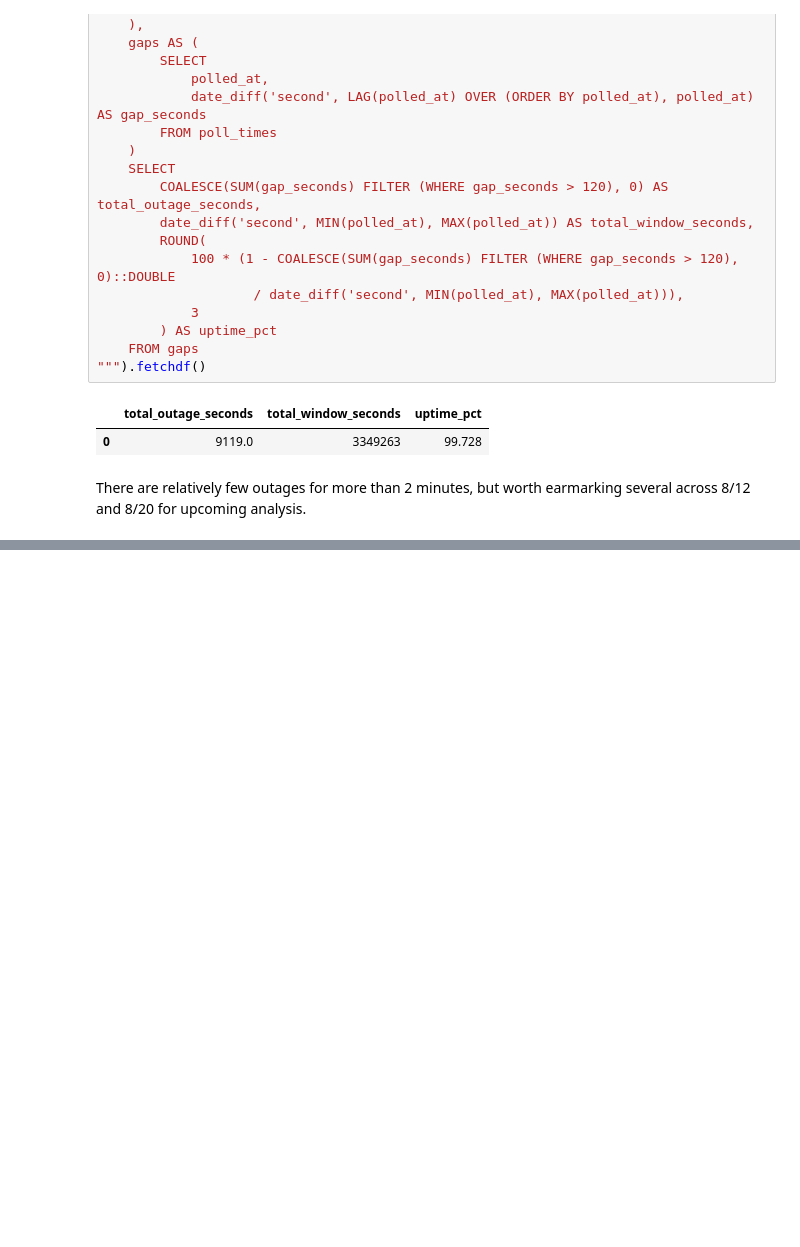
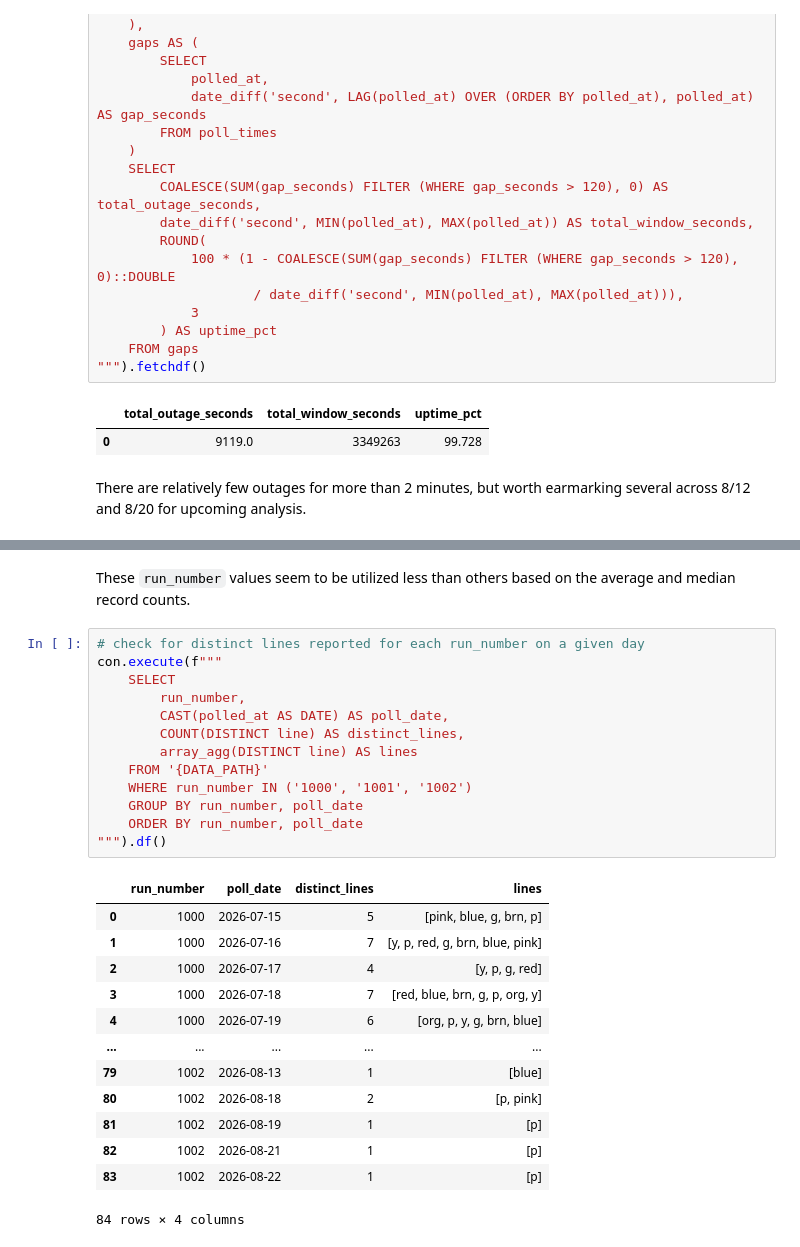
Before and after one commit to alexmstern/cta-data-pipeline, a Jupyter notebook: notebooks/data_quality.ipynb, the cells around one changed output, grey strips where cells are left out. Drawn from its saved outputs; the diff is of its cells as text; blank space fills up the shorter version.

```diff
--- a/notebooks/data_quality.ipynb
+++ b/notebooks/data_quality.ipynb
@@ -258,0 +342,29 @@ There are relatively few outages for more than 2 minutes, but worth earmarking s
+# %% [markdown]
+These `run_number` values seem to be utilized less than others based on the average and median record counts.
+# %%
+# check for distinct lines reported for each run_number on a given day
+con.execute(f"""
+    SELECT
+        run_number,
+        CAST(polled_at AS DATE) AS poll_date,
+        COUNT(DISTINCT line) AS distinct_lines,
+        array_agg(DISTINCT line) AS lines
+    FROM '{DATA_PATH}'
+    WHERE run_number IN ('1000', '1001', '1002')
+    GROUP BY run_number, poll_date
+    ORDER BY run_number, poll_date
+""").df()
+# %% [output]
+|  | run_number | poll_date | distinct_lines | lines |
+| 0 | 1000 | 2026-07-15 | 5 | [pink, blue, g, brn, p] |
+| 1 | 1000 | 2026-07-16 | 7 | [y, p, red, g, brn, blue, pink] |
+| 2 | 1000 | 2026-07-17 | 4 | [y, p, g, red] |
+| 3 | 1000 | 2026-07-18 | 7 | [red, blue, brn, g, p, org, y] |
+| 4 | 1000 | 2026-07-19 | 6 | [org, p, y, g, brn, blue] |
+| ... | ... | ... | ... | ... |
+| 79 | 1002 | 2026-08-13 | 1 | [blue] |
+| 80 | 1002 | 2026-08-18 | 2 | [p, pink] |
+| 81 | 1002 | 2026-08-19 | 1 | [p] |
+| 82 | 1002 | 2026-08-21 | 1 | [p] |
+| 83 | 1002 | 2026-08-22 | 1 | [p] |
+84 rows × 4 columns
```
Also changed, not shown: parts of 20 cells of this notebook.
